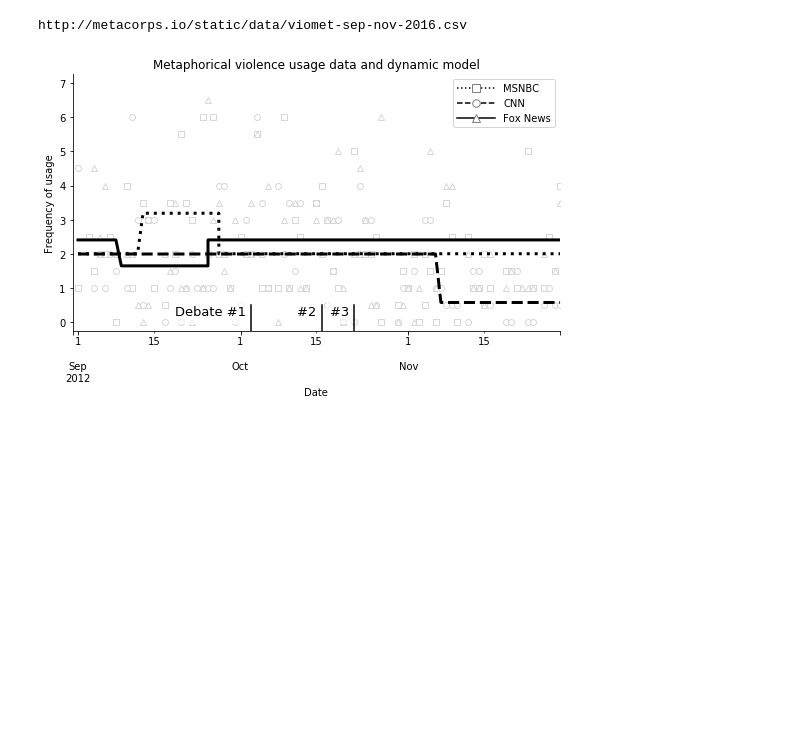
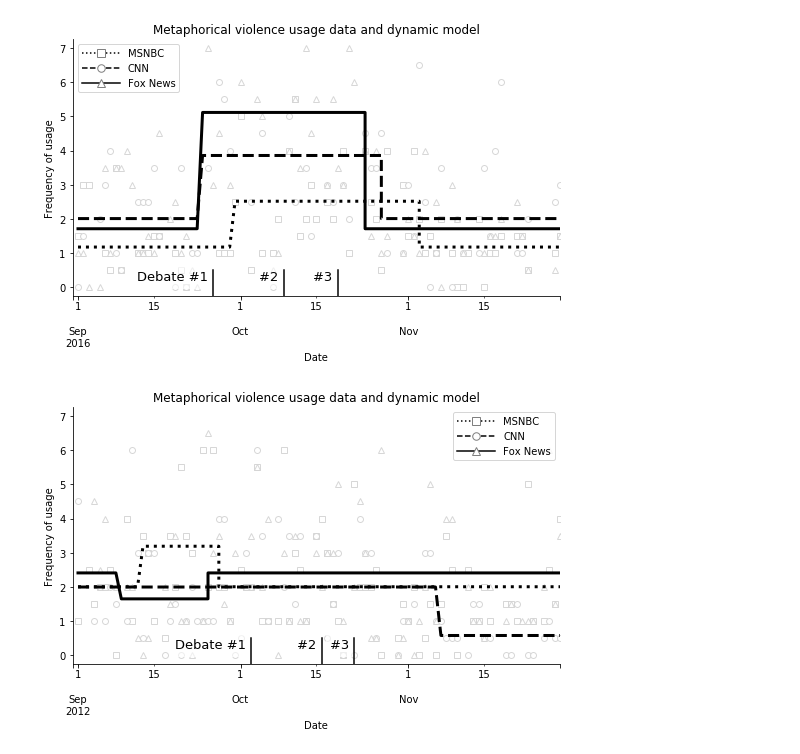
Before and after one commit to mt-digital/metvi-analysis, a Jupyter notebook: Dynamical Model Fits.ipynb, the cells around one changed output. Saved outputs shown, nothing was run; the diff lists cells and outputs as text; code cells hidden in the pictures; blank space fills up the shorter version.

```diff
--- a/Dynamical Model Fits.ipynb
+++ b/Dynamical Model Fits.ipynb
@@ -6,16 +6,13 @@ from correlate_tweets import (
 from projects.viomet.vis import by_network_frequency_figure
 from projects.viomet.analysis import fit_all_networks
 # %%
-url2016 = METAPHORS_URL_TEMPLATE.format(2016)
+# url2016 = METAPHORS_URL_TEMPLATE.format(2016)
 # url2016 =\  # old URL
 # 'http://metacorps.io/static/data/viomet-2016-snapshot-project-df.csv'
-viomet_df = get_project_dataframe(url2016)
-viomet_df = viomet_df[
-    viomet_df.facet_word.isin(['hit', 'attack', 'beat'])
+project_df = get_project_dataframe('Data/viomet-sep-nov-2016.csv')
+project_df = project_df[
+    project_df.facet_word.isin(['hit', 'attack', 'beat'])
 ]
-print(url2016)
-# %% [output]
-http://metacorps.io/static/data/viomet-sep-nov-2016.csv
 # %%
 import pandas as pd
 
@@ -23,18 +20,20 @@ iatv_corpus_name = 'Viomet Sep-Nov 2016'
 date_range = pd.date_range('2016-09-01', '2016-11-30', freq='D')
 
 network_fits = fit_all_networks(
-    viomet_df, date_range, iatv_corpus_name, verbose=False
+    project_df, date_range, verbose=False
 )
 # %%
 partition_infos = {
     network: network_fits[network][0]
     for network in ['MSNBCW', 'CNNW', 'FOXNEWSW']
 }
 
 by_network_frequency_figure(
-    viomet_df, date_range, iatv_corpus_name,
+    project_df, date_range,
     partition_infos=partition_infos
 )
+# %% [output]
+[figure, added]
 # %%
 url2012 = METAPHORS_URL_TEMPLATE.format(2012)
 viomet_df = get_project_dataframe(url2012)
```
Also changed, not shown: parts of 1 cell of this notebook, 6 other files.
